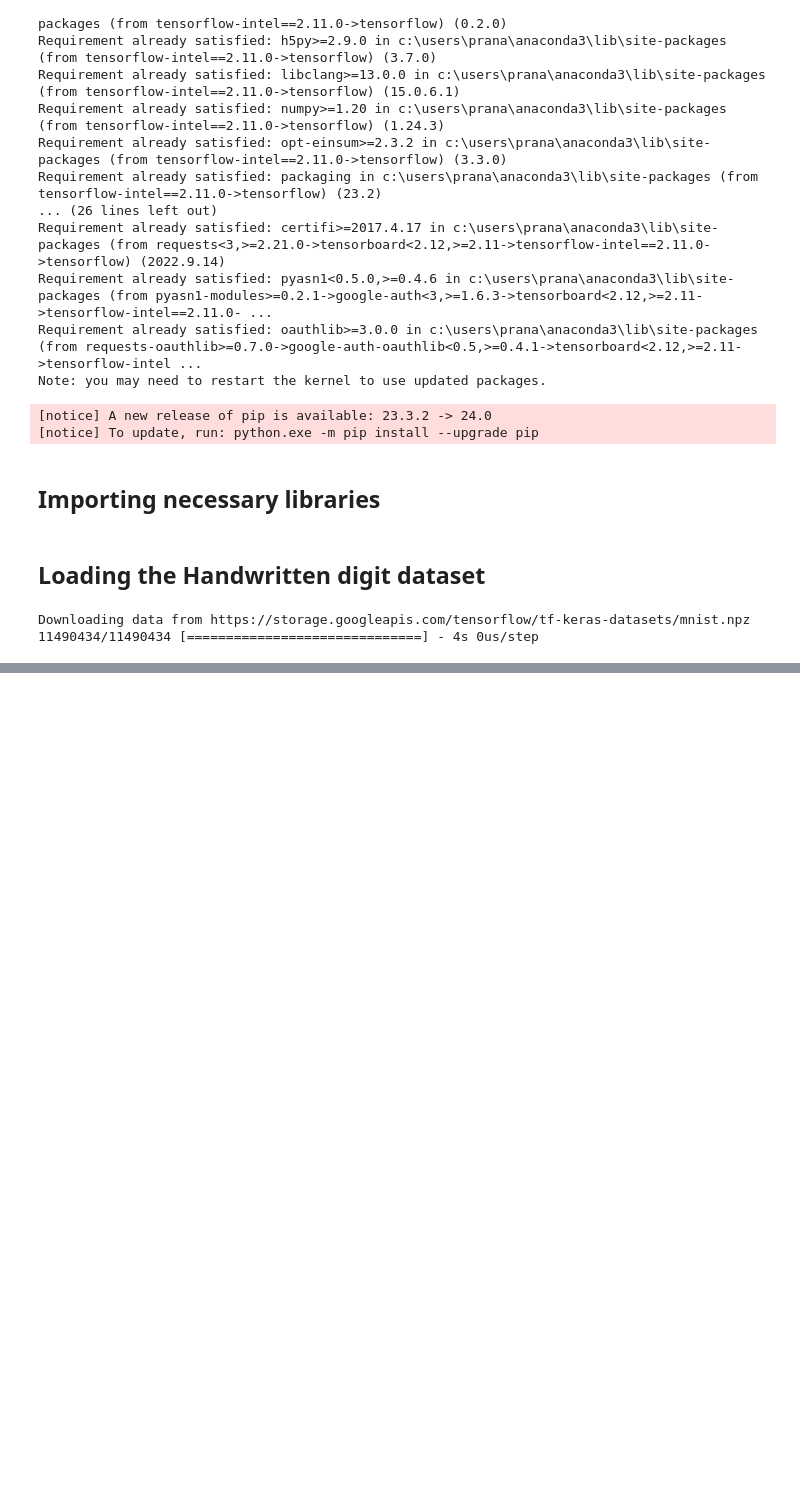
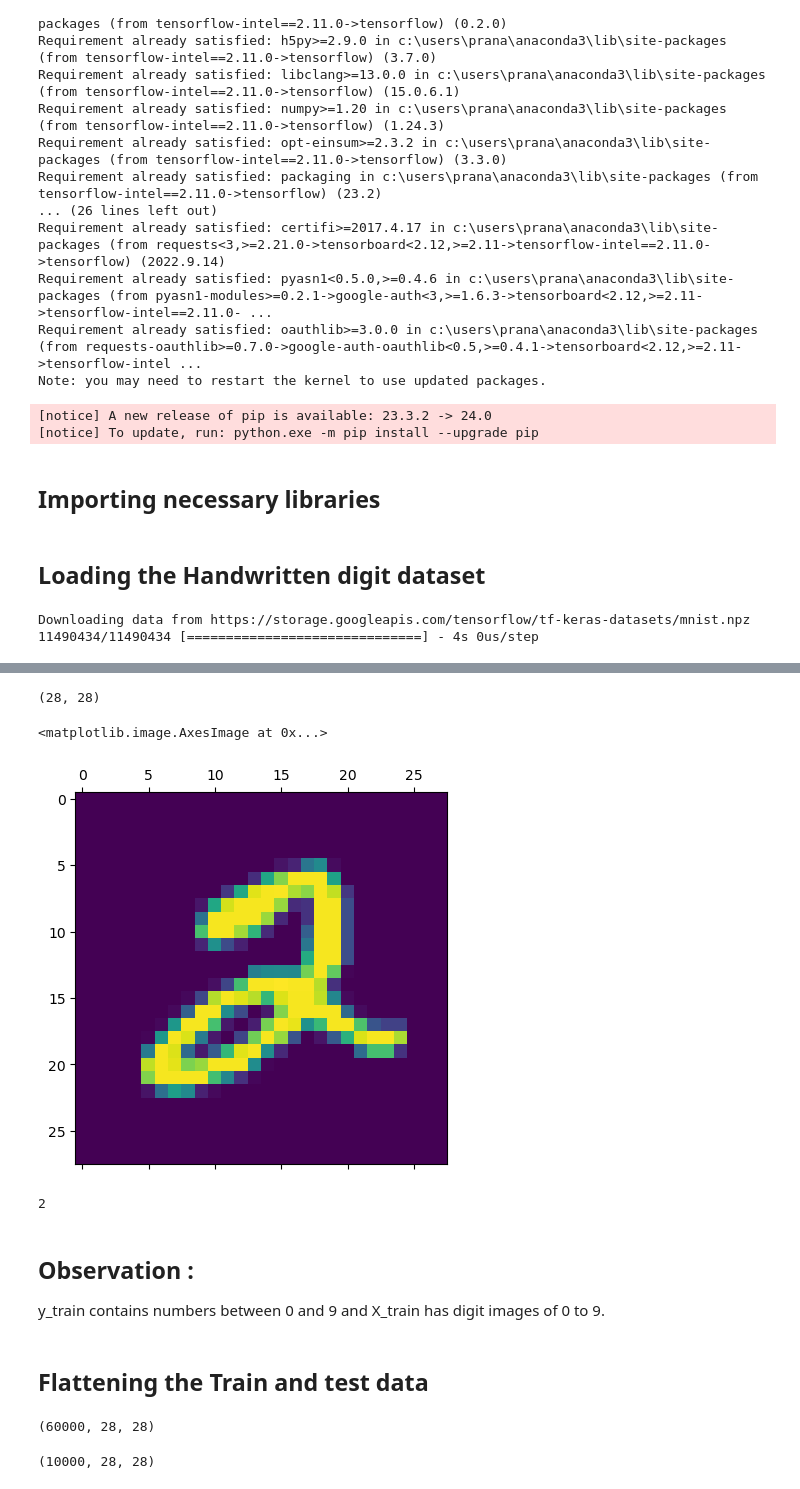
Before and after one commit to Pranav3608/Digit_recognition_NeuralNetworks, a Jupyter notebook: digit_neuron.ipynb, the cells around one changed output, grey strips where cells are left out. Saved outputs shown, nothing was run; the diff lists cells and outputs as text; code cells hidden in the pictures; blank space fills up the shorter version.

```diff
--- a/digit_neuron.ipynb
+++ b/digit_neuron.ipynb
@@ -37,0 +68,26 @@ Downloading data from https://storage.googleapis.com/tensorflow/tf-keras-dataset
+# %%
+X_train[0].shape
+# %% [output]
+(28, 28)
+# %%
+plt.matshow(X_train[5])
+# %% [output]
+<matplotlib.image.AxesImage at 0x...>
+[figure, added]
+# %%
+y_train[5]
+# %% [output]
+2
+# %% [markdown]
+## Observation :
+y_train contains numbers between 0 and 9 and X_train has digit images of 0 to 9.
+# %% [markdown]
+## Flattening the Train and test data
+# %%
+X_train.shape
+# %% [output]
+(60000, 28, 28)
+# %%
+X_test.shape
+# %% [output]
+(10000, 28, 28)
```
Also changed, not shown: parts of 20 cells of this notebook.
